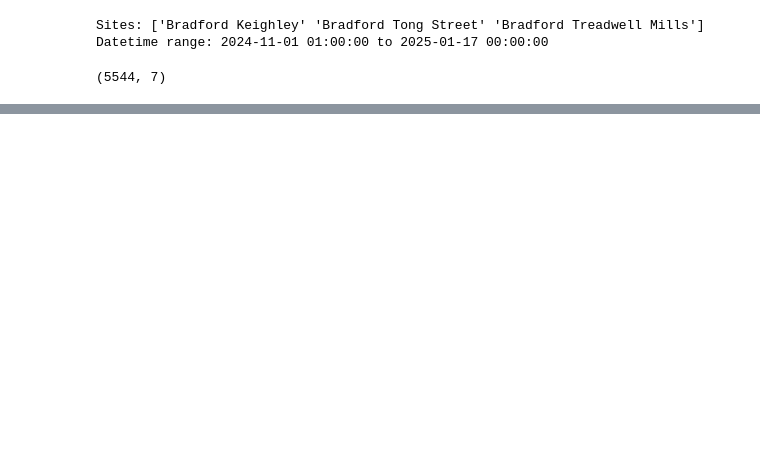
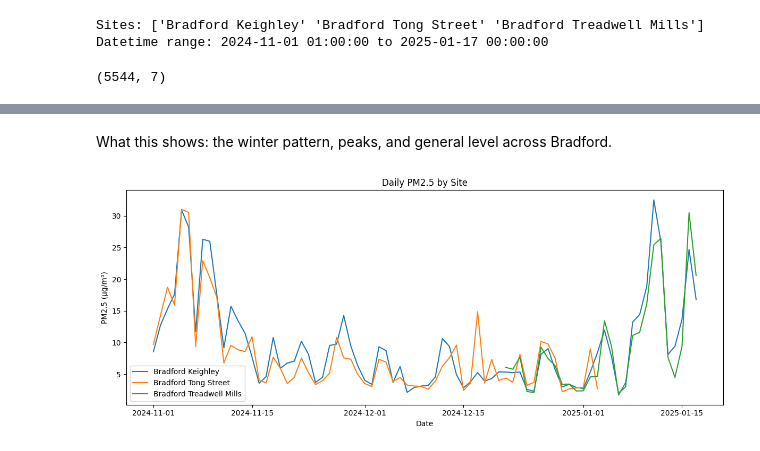
Before and after one commit to sayo2rule/bradford-air-quality-hdrc, a Jupyter notebook: notebooks/air_quality_analysis.ipynb, the cells around one changed output, grey strips where cells are left out. Cells and saved outputs as stored; diff of their text form; code cells hidden in the pictures; blank space fills up the shorter version.

```diff
--- a/notebooks/air_quality_analysis.ipynb
+++ b/notebooks/air_quality_analysis.ipynb
@@ -724,0 +647,17 @@ print("Slide outline:", OUT_DIR / "slide_outline.txt")
+# %% [markdown]
+What this shows: the winter pattern, peaks, and general level across Bradford.
+# %%
+# Daily PM2.5 trend by site
+fig, ax = plt.subplots(figsize=(12, 5))
+
+for site, g in daily.groupby("site"):
+    ax.plot(g["date"], g["pm25_mean"], label=site)
+
+ax.set_title("Daily PM2.5 by Site")
+ax.set_xlabel("Date")
+ax.set_ylabel("PM2.5 (µg/m³)")
+ax.legend()
+plt.tight_layout()
+plt.show()
+# %% [output]
+[figure, added]
```
Also changed, not shown: parts of 59 cells of this notebook.
